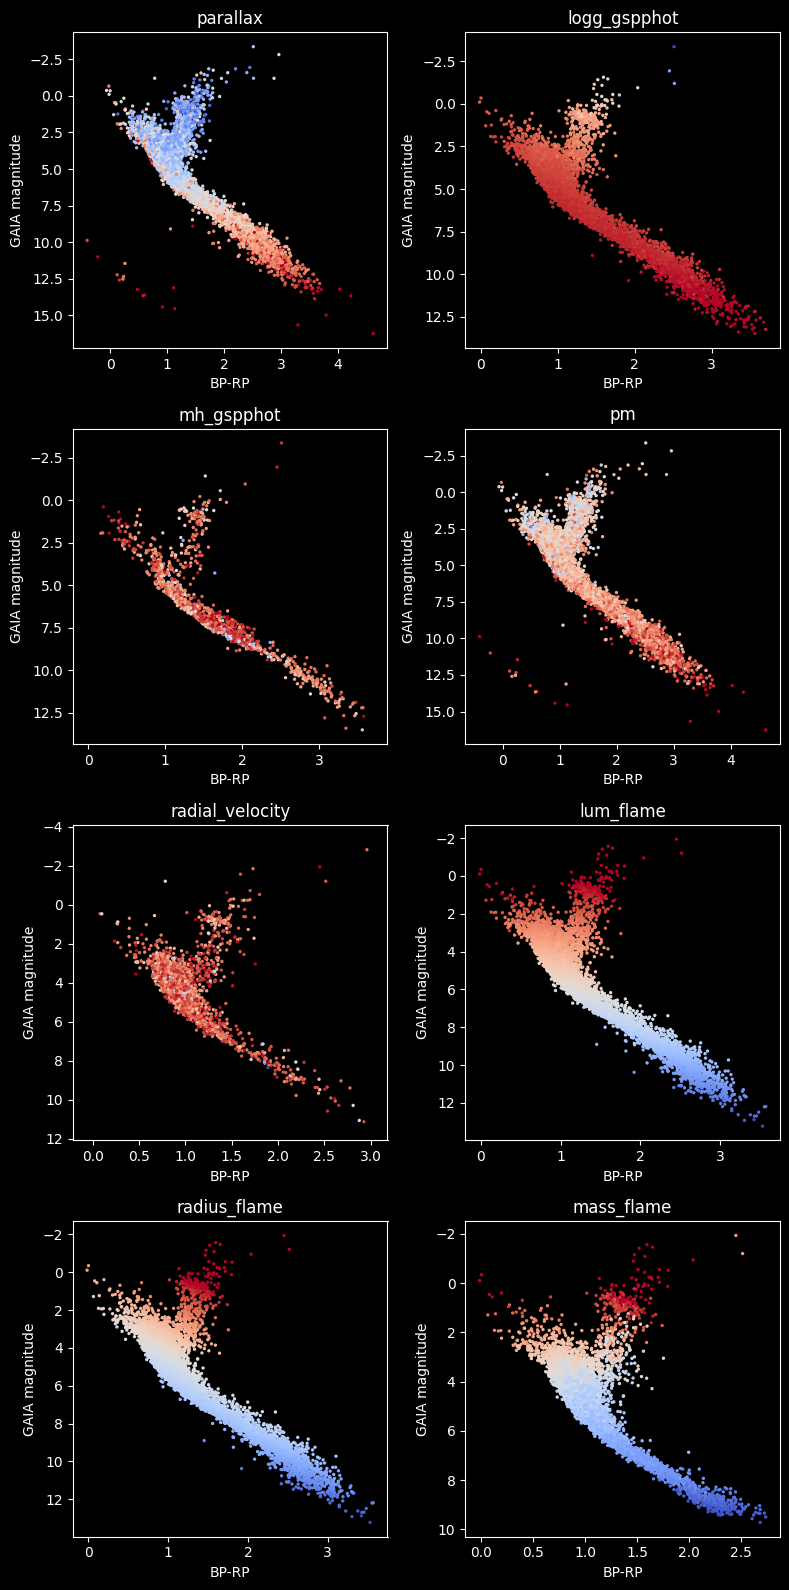
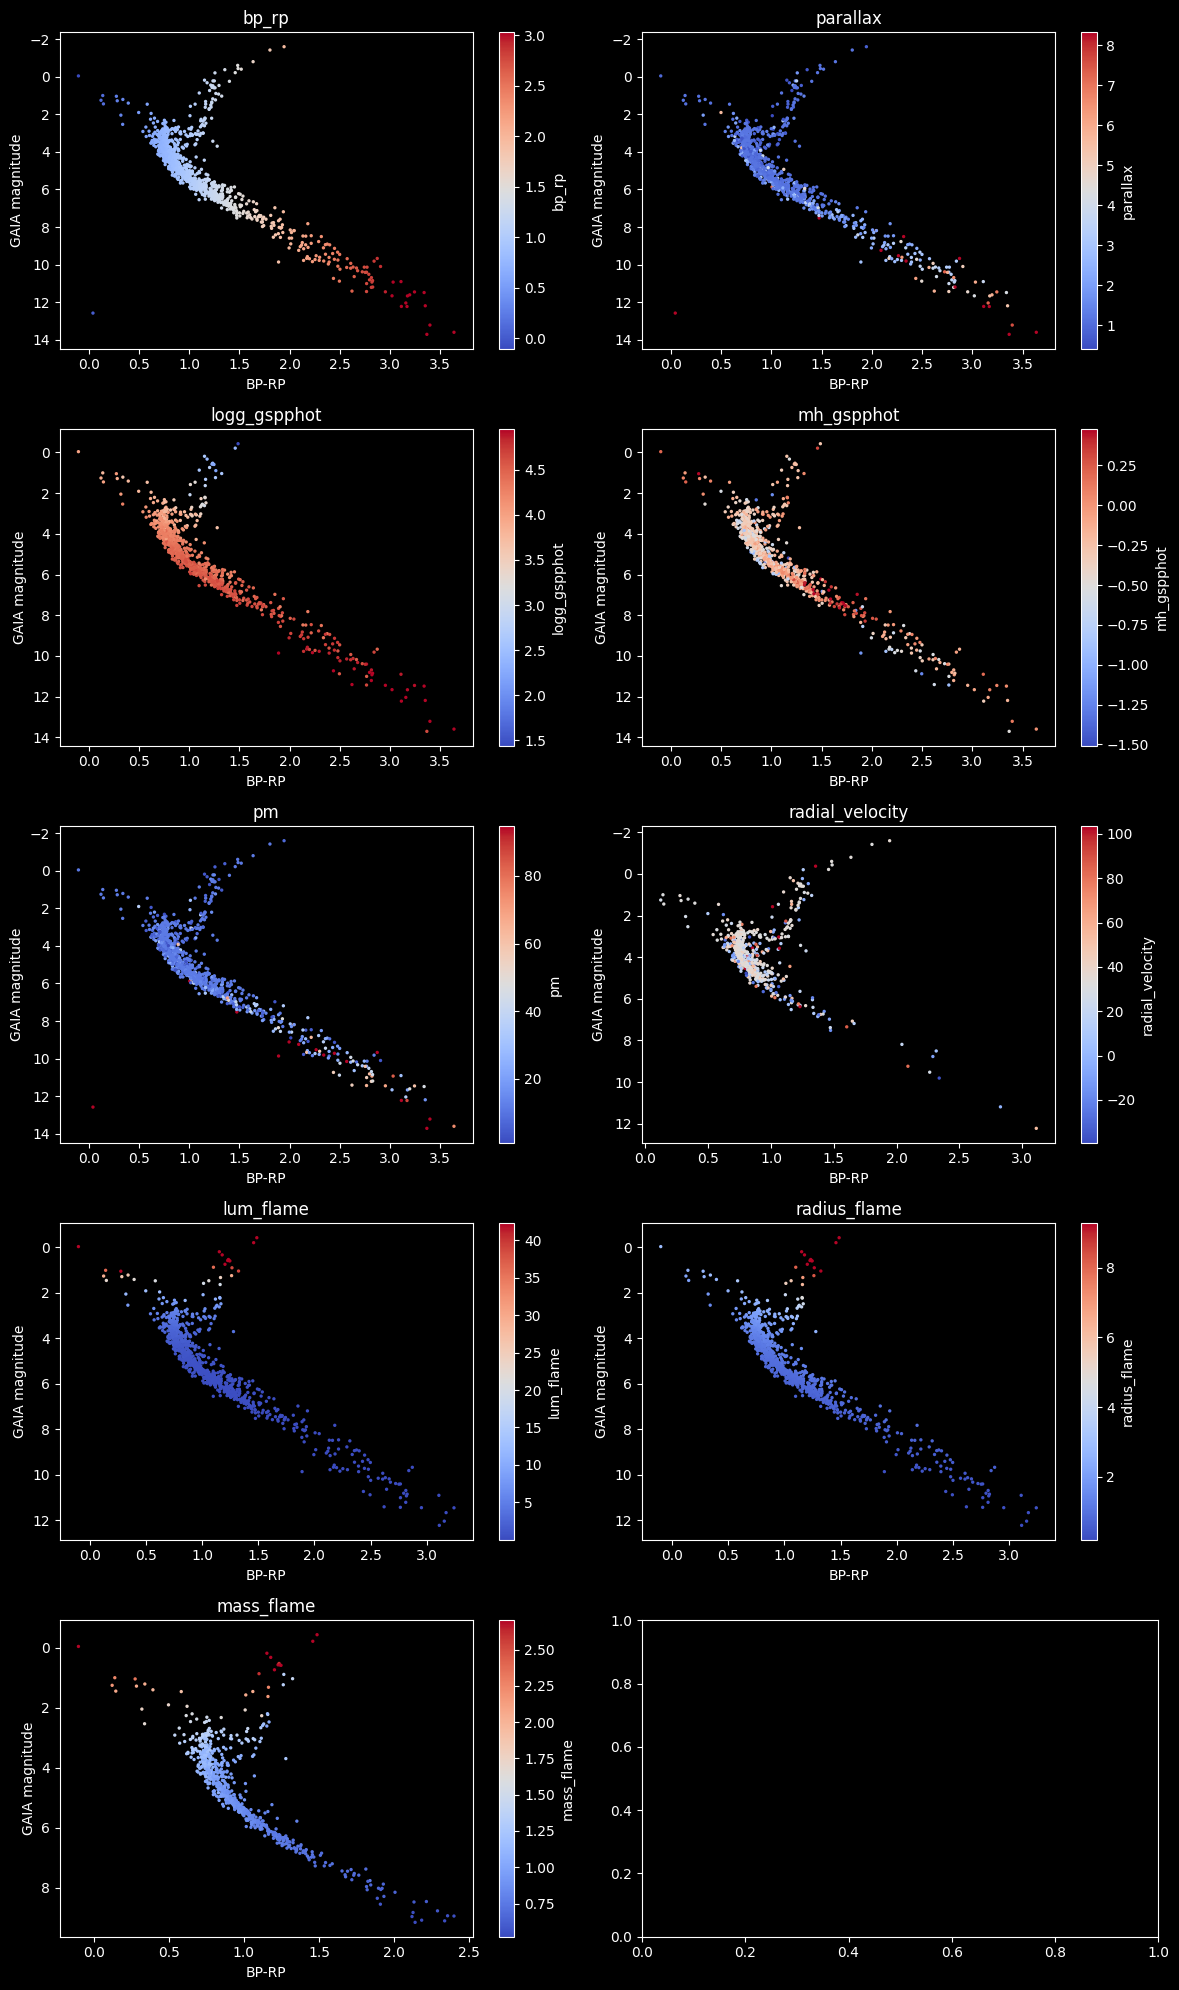
Code edit (unified diff) that turned the first committed figure into the second:
--- before
+++ after
@@ -1,12 +1,13 @@
 plt.style.use(["dark_background"])
-fig, axs = plt.subplots(4, 2, figsize=(8, 16))
+fig, axs = plt.subplots(5, 2, figsize=(12, 20))
 
 for ax, param in zip(axs.flat, params):
     ax.yaxis.set_inverted(True)
-    vmax = np.nanpercentile(df[param], 99)
-    ax.scatter(df["bp_rp"], df["mag"], s=2, cmap="coolwarm", c=df[param], norm=LogNorm(vmax=vmax))
+    sc = ax.scatter(df["bp_rp"], df["mag"], s=2, cmap="coolwarm", c=df[param], vmax=np.nanpercentile(df[param], 99))
     ax.set_xlabel("BP-RP")
     ax.set_ylabel("GAIA magnitude")
     ax.set_title(param)
+    cbar = fig.colorbar(sc, ax=ax)
+    cbar.set_label(param)
 plt.tight_layout()
 plt.show()

Commit: Sampling